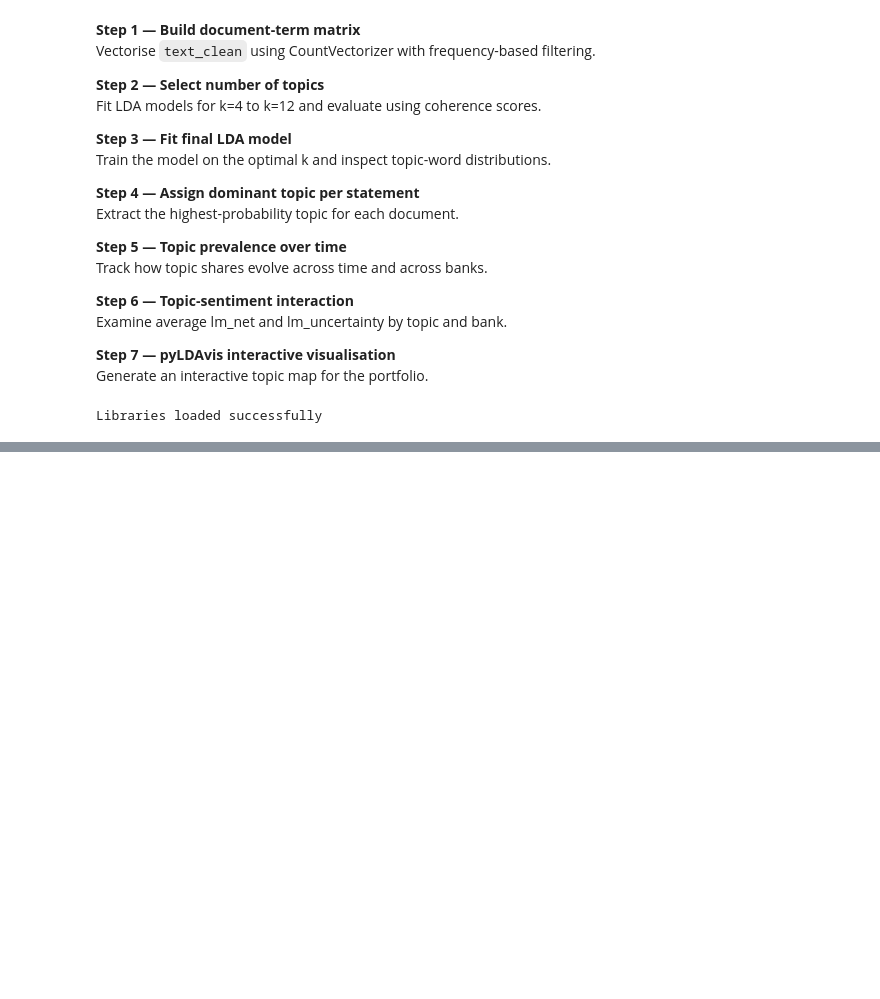
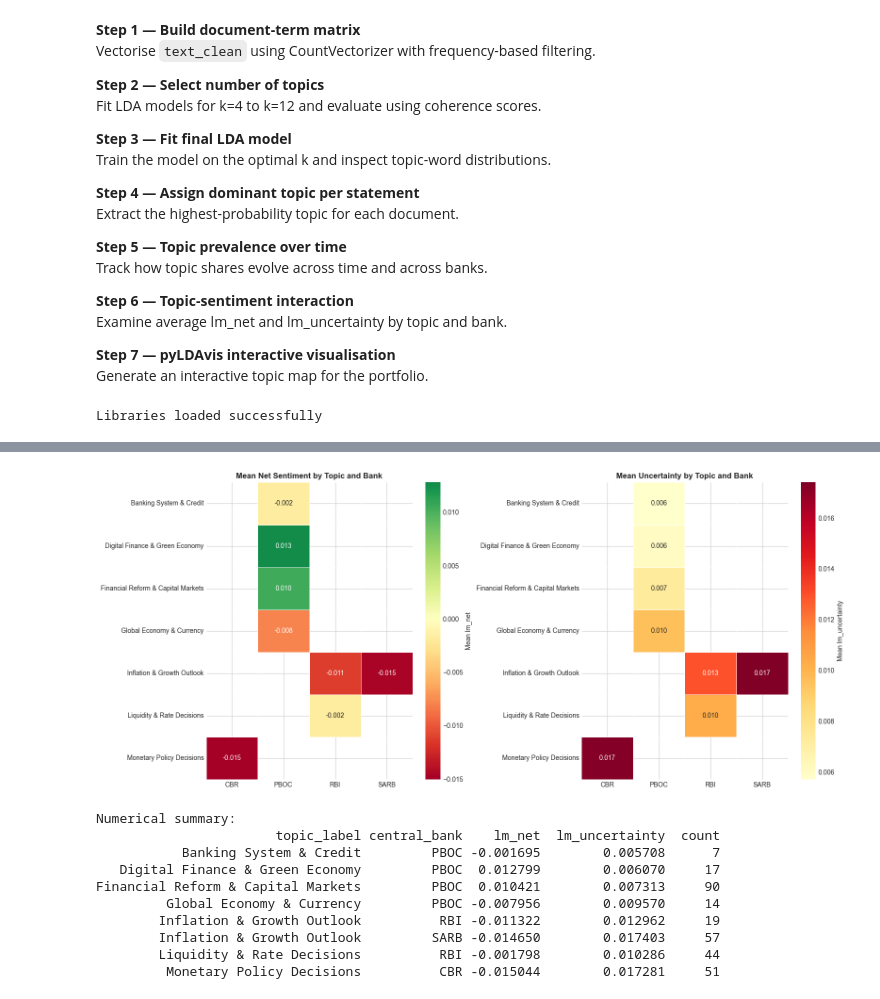
Before and after one commit to Aadhi0105/BRICS-Trade-Labour-Portfolio, a Jupyter notebook: 05_monetary_policy_sentiment/notebook_3_lda.ipynb, the cells around one changed output, grey strips where cells are left out. Drawn from its saved outputs; the diff is of its cells as text; code cells hidden in the pictures; blank space fills up the shorter version.

```diff
--- a/05_monetary_policy_sentiment/notebook_3_lda.ipynb
+++ b/05_monetary_policy_sentiment/notebook_3_lda.ipynb
@@ -85,0 +549,53 @@ Libraries loaded successfully
+# %%
+fig, axes = plt.subplots(1, 2, figsize=(16, 7))
+
+# Compute mean sentiment by topic and bank
+topic_sentiment = df.groupby(['topic_label', 'central_bank'])[
+    ['lm_net', 'lm_uncertainty']].mean().reset_index()
+
+# Only keep topic-bank combinations with at least 3 statements
+counts = df.groupby(['topic_label', 'central_bank']).size().reset_index(name='count')
+topic_sentiment = topic_sentiment.merge(counts, on=['topic_label', 'central_bank'])
+topic_sentiment = topic_sentiment[topic_sentiment['count'] >= 3]
+
+# Plot 1 — heatmap of mean lm_net by topic and bank
+pivot_net = topic_sentiment.pivot(index='topic_label',
+                                   columns='central_bank',
+                                   values='lm_net')
+sns.heatmap(pivot_net, annot=True, fmt='.3f', cmap='RdYlGn',
+            center=0, ax=axes[0], linewidths=0.5,
+            cbar_kws={'label': 'Mean lm_net'})
+axes[0].set_title('Mean Net Sentiment by Topic and Bank', fontweight='bold')
+axes[0].set_xlabel('')
+axes[0].set_ylabel('')
+
+# Plot 2 — heatmap of mean lm_uncertainty by topic and bank
+pivot_unc = topic_sentiment.pivot(index='topic_label',
+                                   columns='central_bank',
+                                   values='lm_uncertainty')
+sns.heatmap(pivot_unc, annot=True, fmt='.3f', cmap='YlOrRd',
+            ax=axes[1], linewidths=0.5,
+            cbar_kws={'label': 'Mean lm_uncertainty'})
+axes[1].set_title('Mean Uncertainty by Topic and Bank', fontweight='bold')
+axes[1].set_xlabel('')
+axes[1].set_ylabel('')
+
+plt.tight_layout()
+plt.savefig('data/topic_sentiment_interaction.png', dpi=150, bbox_inches='tight')
+plt.show()
+
+print("Numerical summary:")
+print(topic_sentiment[['topic_label', 'central_bank', 'lm_net',
+                        'lm_uncertainty', 'count']].to_string(index=False))
+# %% [output]
+[figure, added]
+Numerical summary:
+                       topic_label central_bank    lm_net  lm_uncertainty  count
+           Banking System & Credit         PBOC -0.001695        0.005708      7
+   Digital Finance & Green Economy         PBOC  0.012799        0.006070     17
+Financial Reform & Capital Markets         PBOC  0.010421        0.007313     90
+         Global Economy & Currency         PBOC -0.007956        0.009570     14
+        Inflation & Growth Outlook          RBI -0.011322        0.012962     19
+        Inflation & Growth Outlook         SARB -0.014650        0.017403     57
+        Liquidity & Rate Decisions          RBI -0.001798        0.010286     44
+         Monetary Policy Decisions          CBR -0.015044        0.017281     51
```
Also changed, not shown: parts of 26 cells of this notebook.
